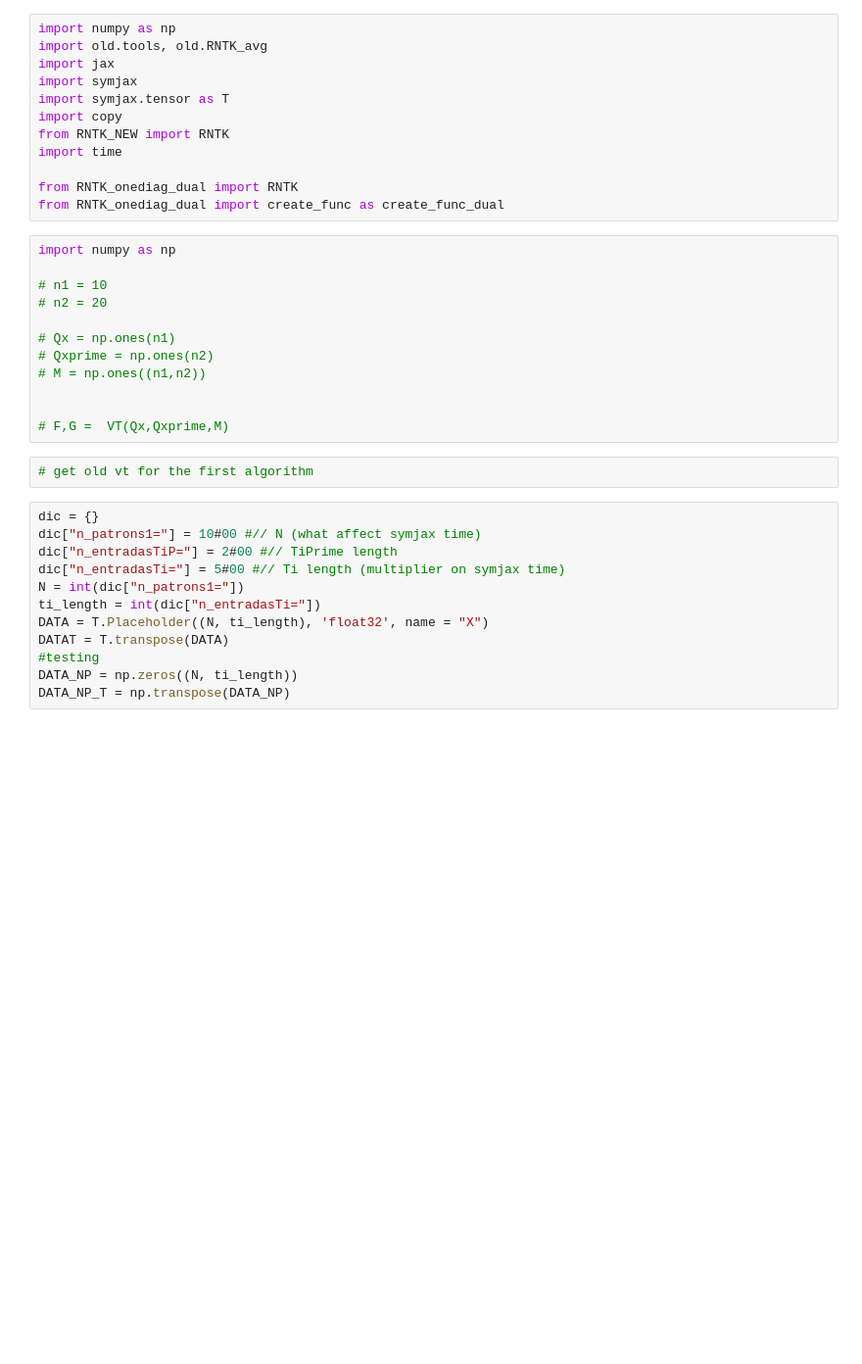
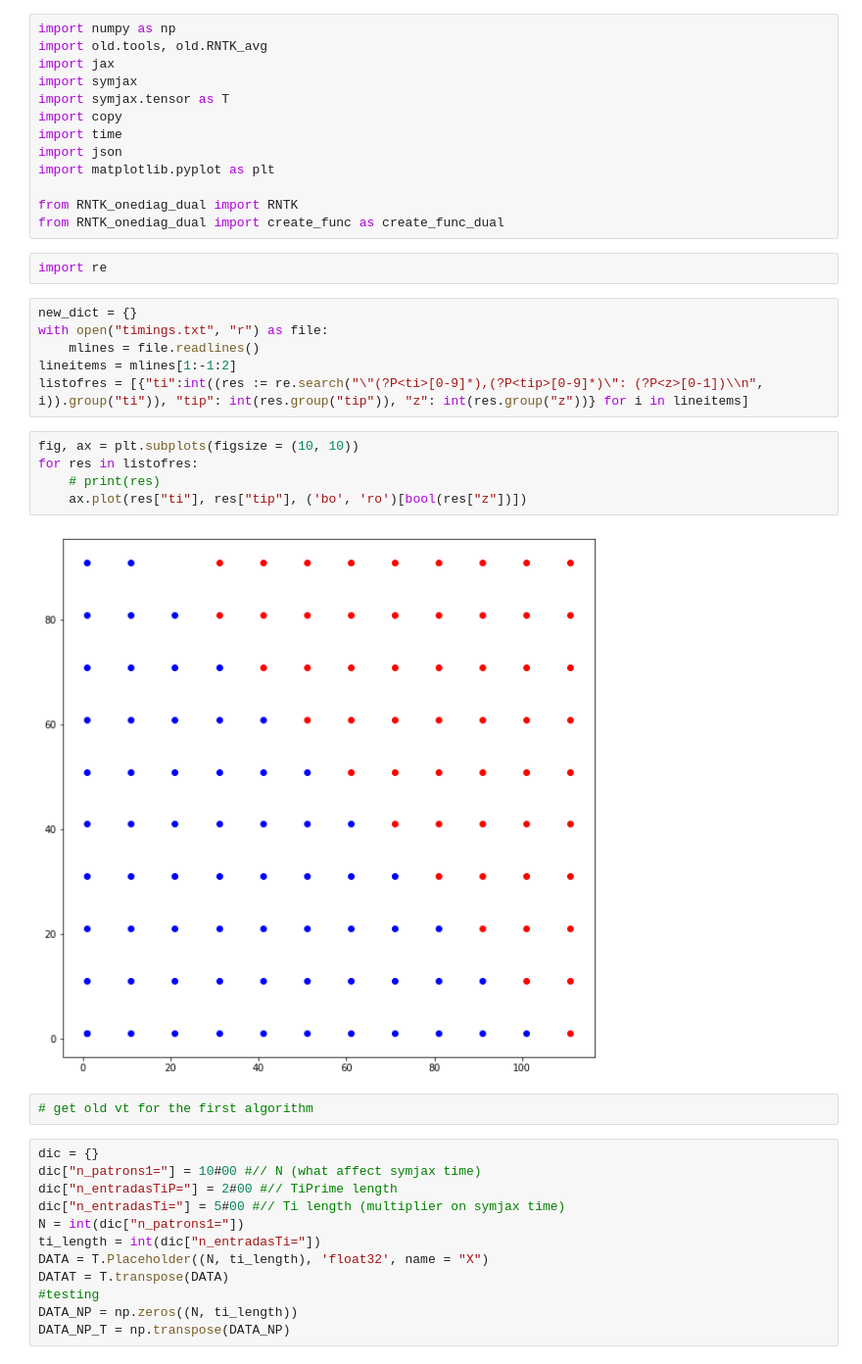
Before and after one commit to michaelsprintson/RNTK_UCI, a Jupyter notebook: RNTK_onediag_new.ipynb, the cells around one changed output. Shown at 98% size. Drawn from its saved outputs; the diff is of its cells as text; blank space fills up the shorter version.

```diff
--- a/RNTK_onediag_new.ipynb
+++ b/RNTK_onediag_new.ipynb
@@ -9,23 +14,27 @@ import jax
 import symjax
 import symjax.tensor as T
 import copy
-from RNTK_NEW import RNTK
 import time
+import json
+import matplotlib.pyplot as plt
 
 from RNTK_onediag_dual import RNTK
 from RNTK_onediag_dual import create_func as create_func_dual
-# %%
-import numpy as np
-
-# n1 = 10
-# n2 = 20
-
-# Qx = np.ones(n1)
-# Qxprime = np.ones(n2)
-# M = np.ones((n1,n2))
-
-
-# F,G =  VT(Qx,Qxprime,M)
+# %%
+import re
+# %%
+new_dict = {}
+with open("timings.txt", "r") as file:
+    mlines = file.readlines()
+lineitems = mlines[1:-1:2]
+listofres = [{"ti":int((res := re.search("\"(?P<ti>[0-9]*),(?P<tip>[0-9]*)\": (?P<z>[0-1])\\n", i)).group("ti")), "tip": int(res.group("tip")), "z": int(res.group("z"))} for i in lineitems]
+# %%
+fig, ax = plt.subplots(figsize = (10, 10))
+for res in listofres:
+    # print(res)
+    ax.plot(res["ti"], res["tip"], ('bo', 'ro')[bool(res["z"])])
+# %% [output]
+[figure, added]
 # %%
 # get old vt for the first algorithm
 # %%
```
Also changed, not shown: parts of 1 cell of this notebook, 19 other files.
